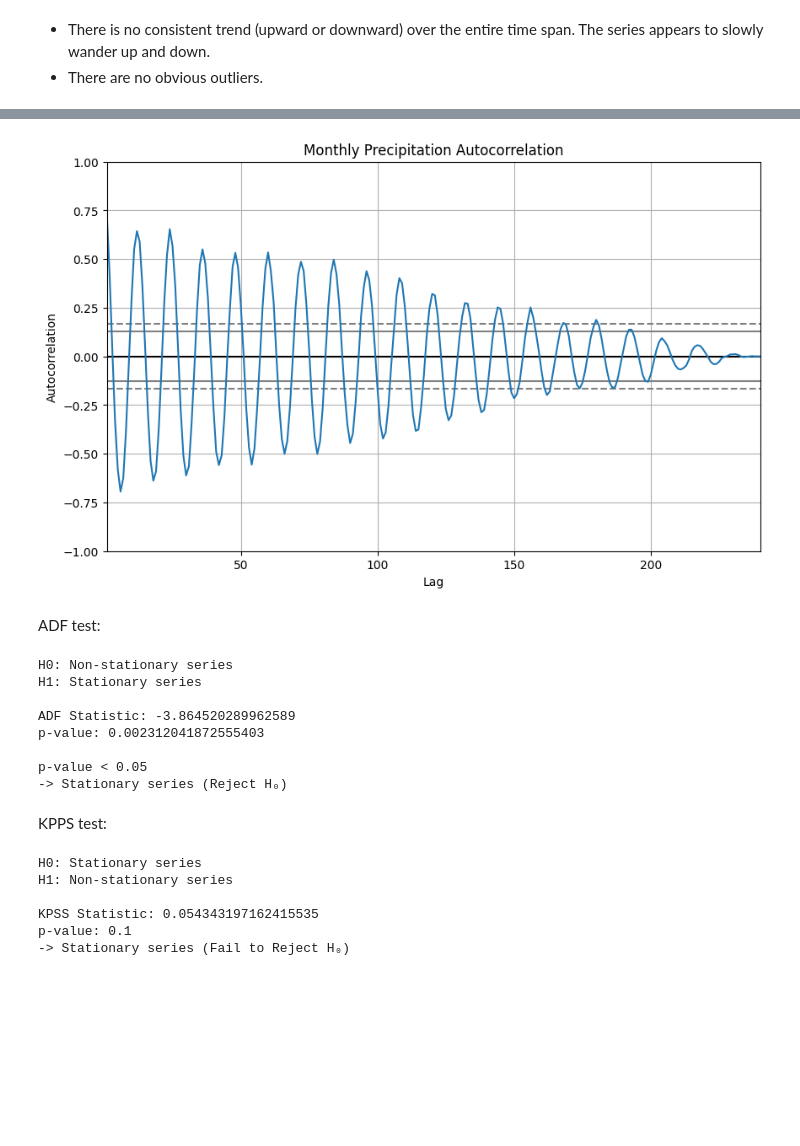
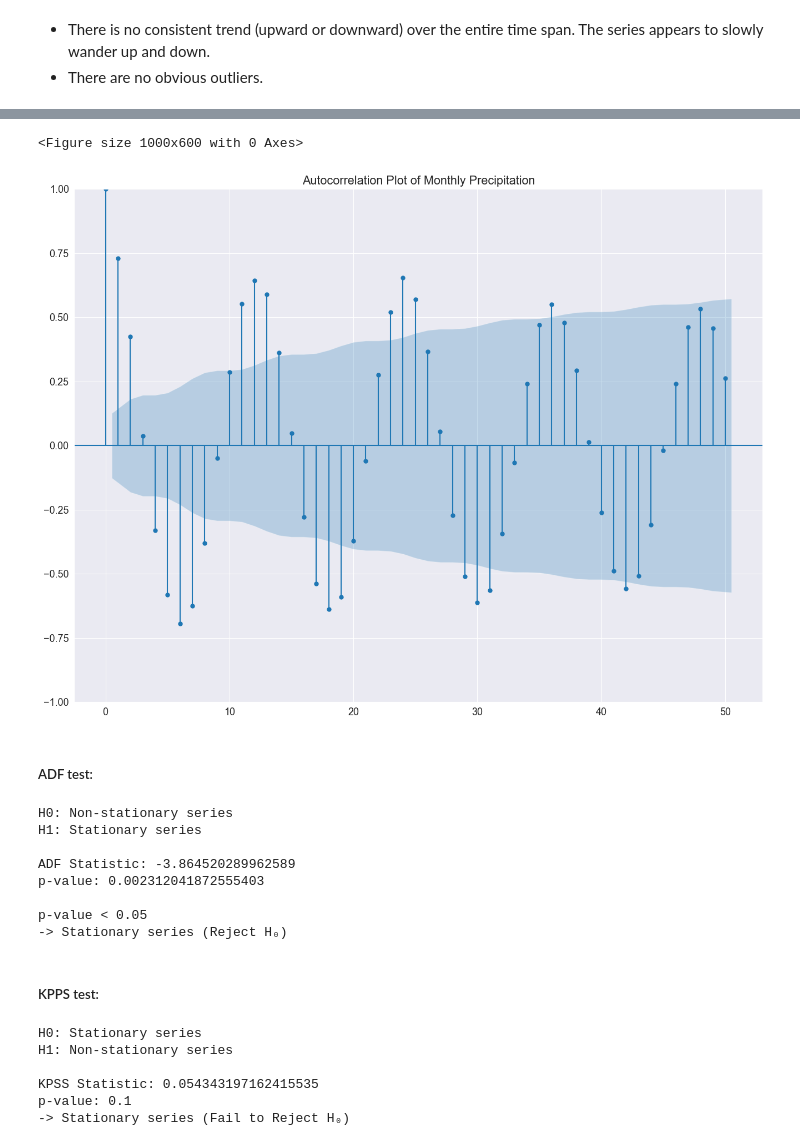
Before and after one commit to Kizza2014/time_series_climate_weather_surface_of_Brazil, a Jupyter notebook: analysis.ipynb, the cells around one changed output, grey strips where cells are left out. Drawn from its saved outputs; the diff is of its cells as text; code cells hidden in the pictures; blank space fills up the shorter version.

```diff
--- a/analysis.ipynb
+++ b/analysis.ipynb
@@ -78,14 +81,18 @@ Check randomness using Autocorrelation:
 # %%
-from pandas.plotting import autocorrelation_plot
+from statsmodels.graphics.tsaplots import plot_acf
 
-plt.figure(figsize=(10,6))
-autocorrelation_plot(data['prcp'])
-plt.title('Monthly Precipitation Autocorrelation')
+# Vẽ autocorrelation plot với xticks tùy chỉnh
+plt.figure(figsize=(10, 6))
+plot_acf(data['prcp'], lags=50)
+
+plt.title("Autocorrelation Plot of Monthly Precipitation")
+plt.savefig('stationary_check/autocorrelation_plot.png')
 plt.show()
 # %% [output]
+<Figure size 1000x600 with 0 Axes>
-[figure, old version]
+[figure, new version]
-# %% [markdown]
-ADF test:
+# %% [markdown]
+##### ADF test:
 # %%
 from statsmodels.tsa.stattools import adfuller
 
@@ -112,8 +119,8 @@ p-value: 0.002312041872555403
 
 p-value < 0.05
 -> Stationary series (Reject H₀)
-# %% [markdown]
-KPPS test:
+# %% [markdown]
+##### KPPS test:
 # %%
 from statsmodels.tsa.stattools import kpss
 
```
Also changed, not shown: parts of 10 cells of this notebook, 5 other files.
